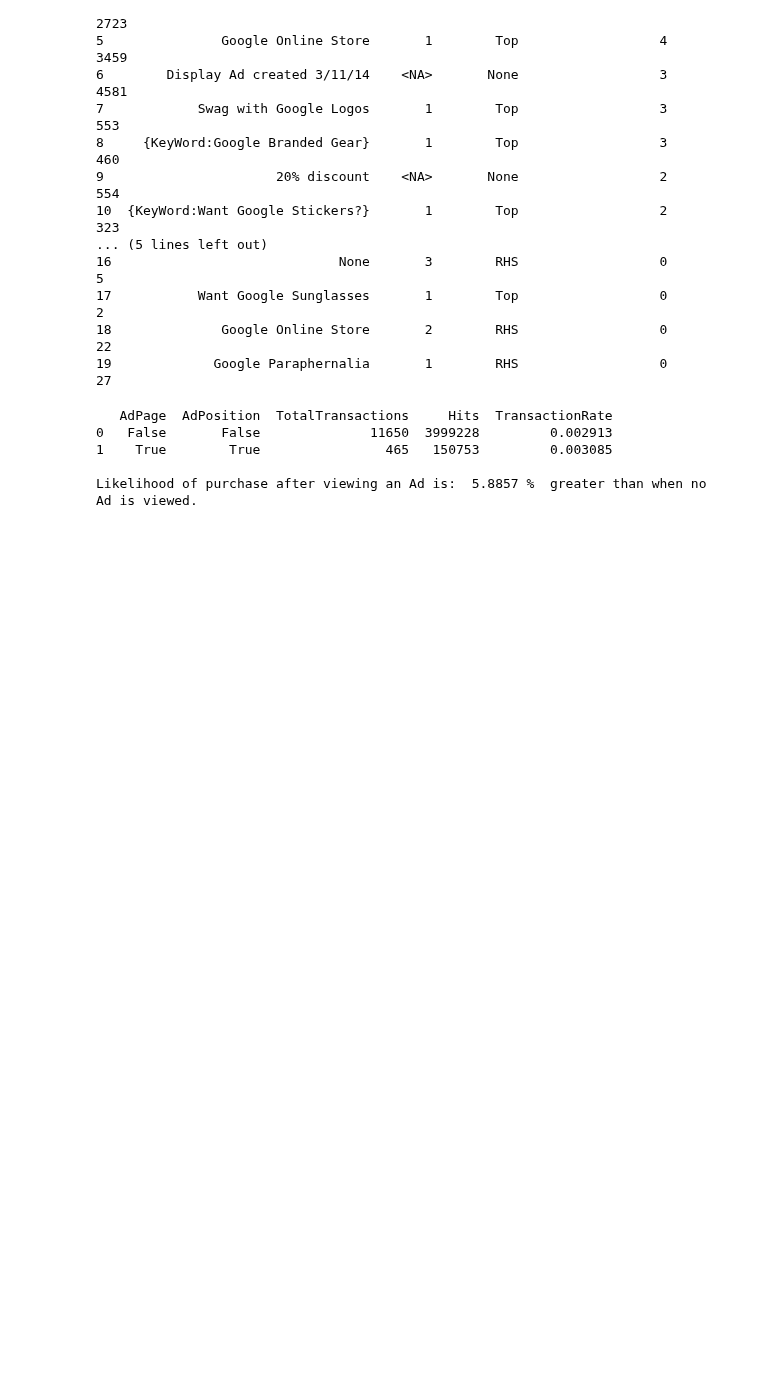
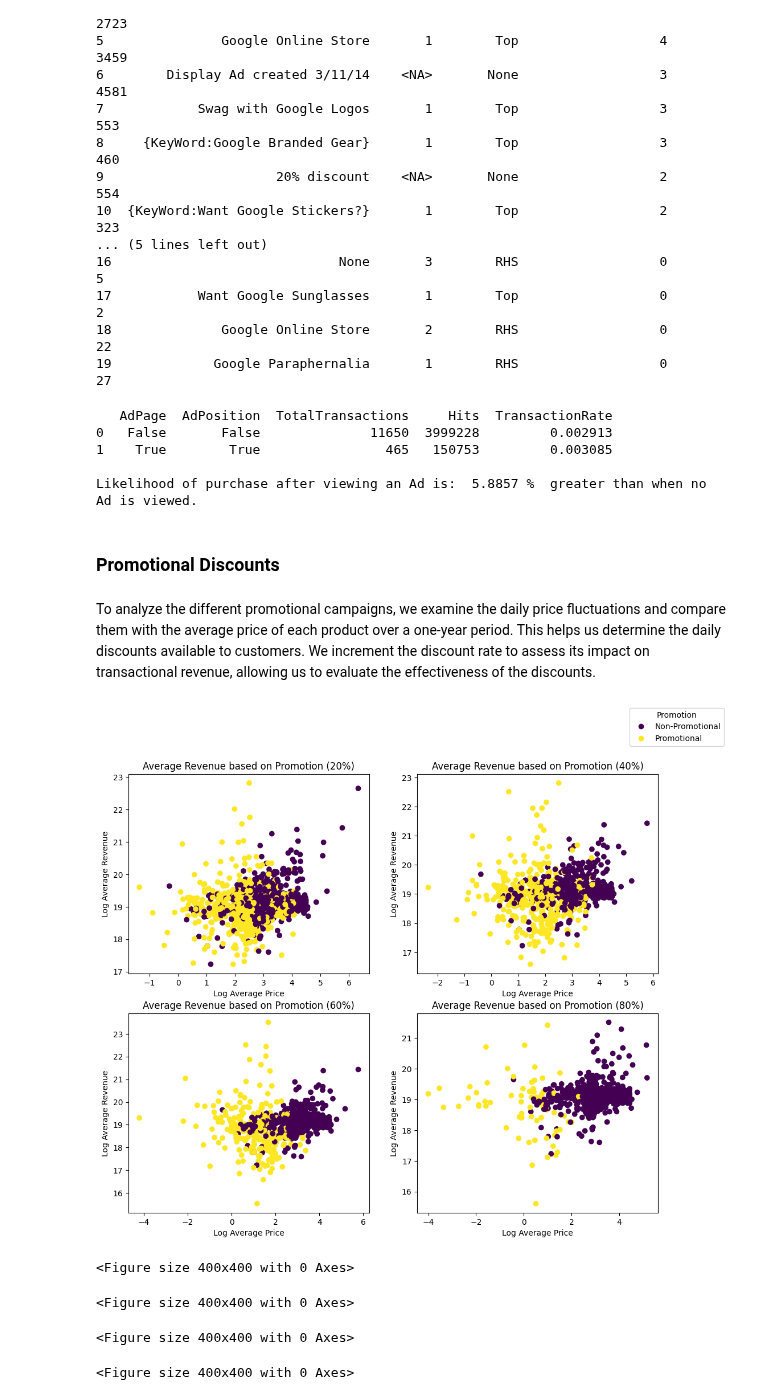
Before and after one commit to woobrandon/DSA3101-Potato-Wedges, a Jupyter notebook: SubgroupA/GoogleAnalyticsAnalysis.ipynb, the cells around one changed output. Drawn from its saved outputs; the diff is of its cells as text; code cells hidden in the pictures; blank space fills up the shorter version.

Commit message:
added in discount analysis to determine promotion effectiveness

```diff
--- a/SubgroupA/GoogleAnalyticsAnalysis.ipynb
+++ b/SubgroupA/GoogleAnalyticsAnalysis.ipynb
@@ -6,14 +6,15 @@ from sklearn.cluster import KMeans
 import matplotlib.pyplot as plt
 import seaborn as sns
 import warnings
+import math
 
 warnings.filterwarnings("ignore")
 pd.set_option("display.max_columns", None)
 pd.set_option('display.width', 10000)
 
 # Change the project name here to your project name in your account
-# client = bigquery.Client(project="dsa3101-435110")  # Brandon
-client = bigquery.Client(project="dsa3101-434713")  # Swislar
+client = bigquery.Client(project="dsa3101-435110")  # Brandon
+# client = bigquery.Client(project="dsa3101-434713")  # Swislar
 # client = bigquery.Client(project="sturdy-cable-435110-g9") # Yan Rong
 # %%
 
@@ -1703,3 +1704,7 @@ print("Likelihood of purchase after viewing an Ad is: ",
 1    True        True                465   150753         0.003085
 
 Likelihood of purchase after viewing an Ad is:  5.8857 %  greater than when no Ad is viewed.
+# %% [markdown]
+### Promotional Discounts
+# %% [markdown]
+To analyze the different promotional campaigns, we examine the daily price fluctuations and compare them with the average price of each product over a one-year period. This helps us determine the daily discounts available to customers. We increment the discount rate to assess its impact on transactional revenue, allowing us to evaluate the effectiveness of the discounts.
@@ -1705,0 +1734,62 @@ Likelihood of purchase after viewing an Ad is:  5.8857 %  greater than when no A
+# %%
+test_df = result_df
+
+test_df = test_df.groupby(by = ["product_name", "date"]).mean("price").reset_index()
+
+product_info = test_df.groupby(by = ["product_name"]).mean("price").reset_index()
+product_info = product_info.set_index("product_name")
+
+product_info = product_info["price"]
+test_df["promotion"] = False
+# %%
+test_df = test_df.groupby(by = ["product_name", "date"]).mean("price").reset_index()
+
+product_info = test_df.groupby(by = ["product_name"]).mean("price").reset_index()
+product_info = product_info.set_index("product_name")
+
+product_info = product_info["price"]
+test_df["promotion"] = False
+
+
+def discount(row,rate):
+    if row["price"] < (1 - rate/100) * product_info.loc[row["product_name"]]:
+        return True
+    else:
+        return False
+
+fig, axes = plt.subplots(2, 2, figsize=(12, 10))
+axes = axes.flatten()
+
+for i in range(1, 5):
+    test_df["promotion"] = test_df.apply(discount, axis=1, args=(i * 20,))
+
+    average_revenue_per_product = (test_df.groupby(["product_name", "promotion"]).sum("revenue")/test_df.groupby(["product_name", "promotion"]).count()).reset_index()
+    average_revenue_per_product["log_price"] = np.log(average_revenue_per_product["price"])
+    average_revenue_per_product["log_revenue"] = np.log(average_revenue_per_product["revenue"])
+
+    # Create a new figure for each scatter plot
+    plt.figure(figsize=(4, 4))
+
+    # Create scatter plot
+    scatter = axes[i - 1].scatter(
+        x=average_revenue_per_product["log_price"],
+        y=average_revenue_per_product["log_revenue"],
+        c=average_revenue_per_product["promotion"].astype('category').cat.codes,  # Convert promotion to numeric for coloring
+        cmap='viridis'  # Colormap for different promotion categories
+    )
+
+    # Add title and labels
+    axes[i - 1].set_title(f"Average Revenue based on Promotion ({i * 20}%)")
+    axes[i - 1].set_xlabel("Log Average Price")
+    axes[i - 1].set_ylabel("Log Average Revenue")
+
+handles, labels = scatter.legend_elements()
+fig.legend(handles, ["Non-Promotional", "Promotional"], title="Promotion", loc='upper right')
+plt.tight_layout()
+plt.show()
+# %% [output]
+[figure, added]
+<Figure size 400x400 with 0 Axes>
+<Figure size 400x400 with 0 Axes>
+<Figure size 400x400 with 0 Axes>
+<Figure size 400x400 with 0 Axes>
```
Also changed, not shown: parts of 3 cells of this notebook.
